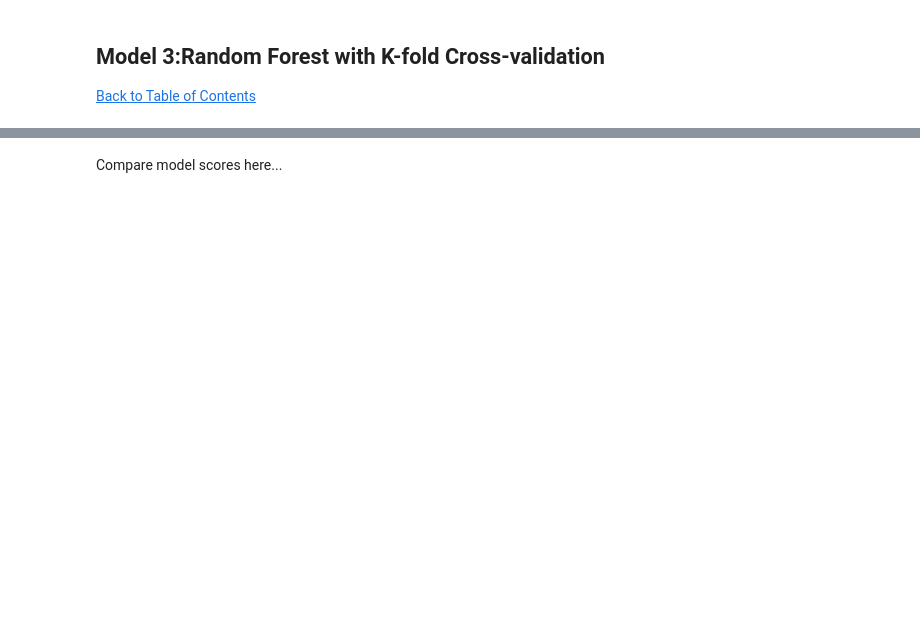
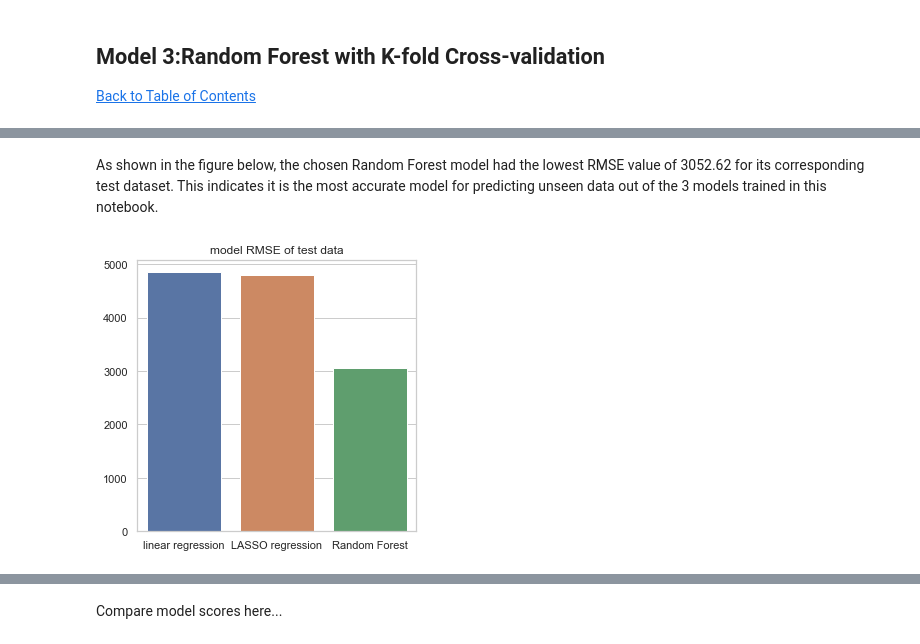
Before and after one commit to TomK24/regression-project-edsa, a Jupyter notebook: Notebook_draft1.ipynb, the cells around one changed output, grey strips where cells are left out. Cells and saved outputs as stored; diff of their text form; code cells hidden in the pictures; blank space fills up the shorter version.

Commit message:
Added all models and added narrative to each. TO DO: final section explaining how Random Forests work

```diff
--- a/Notebook_draft1.ipynb
+++ b/Notebook_draft1.ipynb
@@ -507,7 +560,7 @@ test_lasso = lasso_model.predict(X_test)
 # %% [markdown]
 Targets and features datasets must be converted to np arrays to work with Kfold method
 # %%
-x_numpy = x.to_numpy()
+x_numpy = X.to_numpy()
 y_numpy = y.to_numpy()
 # %% [markdown]
 SkLearn's KFold class is used to generate the datasets needed for model training and cross-validation
@@ -588,5 +647,6 @@ Get the linear model trained previously to make predictions based on holdout dat
 # %%
-lm_pred_val = lm.predict(x_test)
+lm_pred_val = lm.predict(X_test_lm)
+lm_pred_train = lm.predict(X_train_lm)
 # %% [markdown]
 Determine the MSE,RMSE and R-squared metrics for the model's predictions by comparing them to the true values
 # %%
@@ -604,0 +686,3 @@ Comment about metrics goes here...
+# %%
+lasso_pred_val = lasso_model.predict(X_test_lasso)
+lasso_pred_train = lasso_model.predict(X_train_lasso)
@@ -618,27 +729,0 @@ Here we are using the Random Forest models created previously to predict y-value
-# %%
-model_mse = []
-model_rmse = []
-model_R2 = []
-for i in range(KFOLD):
-    model = model_list[i]
-    #print("Model " + str(i+1) + ":")
-    y_pred_val = model.predict(x_test[i])
-    mse = metrics.mean_squared_error(y_test[i], y_pred_val)
-    model_mse += [mse]
-    #print('MSE:', mse)
-    rmse = np.sqrt(metrics.mean_squared_error(y_test[i], y_pred_val))
-    model_rmse += [rmse]
-    #print('RMSE:', rmse)
-    R2 = metrics.r2_score(y_test[i], y_pred_val)
-    model_R2 += [R2]
-    #print('R_squared:', R2)
-
-min_rmse = min(model_rmse)
-model_idx = model_rmse.index(min_rmse)
-RF_model = model_list[model_idx]
-RF_mse = model_R2[model_idx]
-RF_rmse = min_rmse
-RF_R2 = model_R2[model_idx]
-print("MSE:" + str(model_R2[model_idx]))
-print("RMSE:" + str(min_rmse))
-print("R-squared:" + str(model_R2[model_idx]))
@@ -645,2 +753,12 @@ print("R-squared:" + str(model_R2[model_idx]))
+# %% [markdown]
+As shown in the figure below, the chosen Random Forest model had the lowest RMSE value of 3052.62 for its corresponding test dataset. This indicates it is the most accurate model for predicting unseen data out of the 3 models trained in this notebook.
 # %%
 # Compare model performance
+models_rmse = np.array([test_rmse_lm, test_rmse_lasso, RF_rmse])
+df_rmse = {'linear regression': test_rmse_lm, 'LASSO regression':test_rmse_lasso, 'Random Forest':RF_rmse}
+df_rmse = pd.DataFrame(df_rmse,index=[0])
+plt.figure(figsize=(5, 5))
+sns.set_theme(style="whitegrid")
+barplot = sns.barplot(data = df_rmse).set_title('model RMSE of test data')
+# %% [output]
+[figure, added]
```
Also changed, not shown: parts of 49 cells of this notebook.
